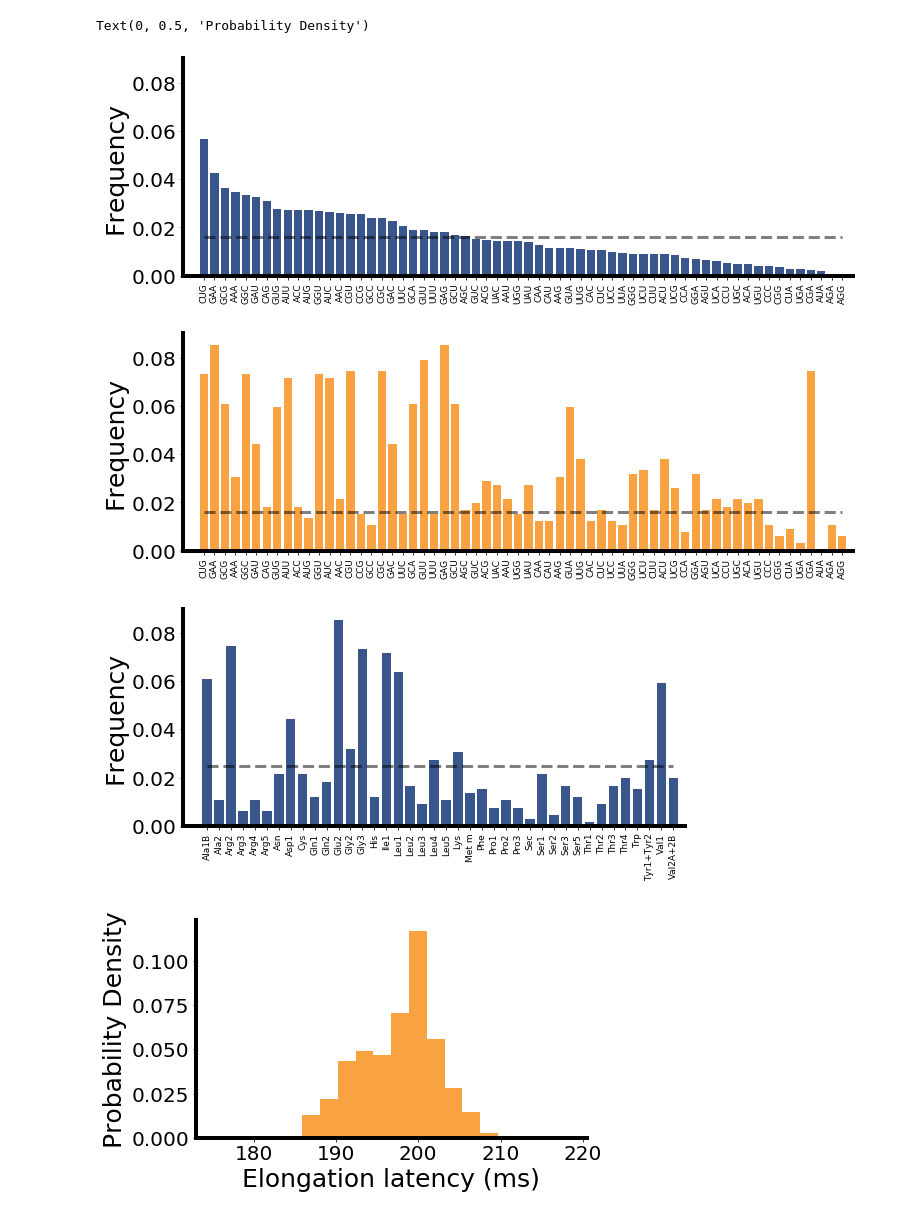
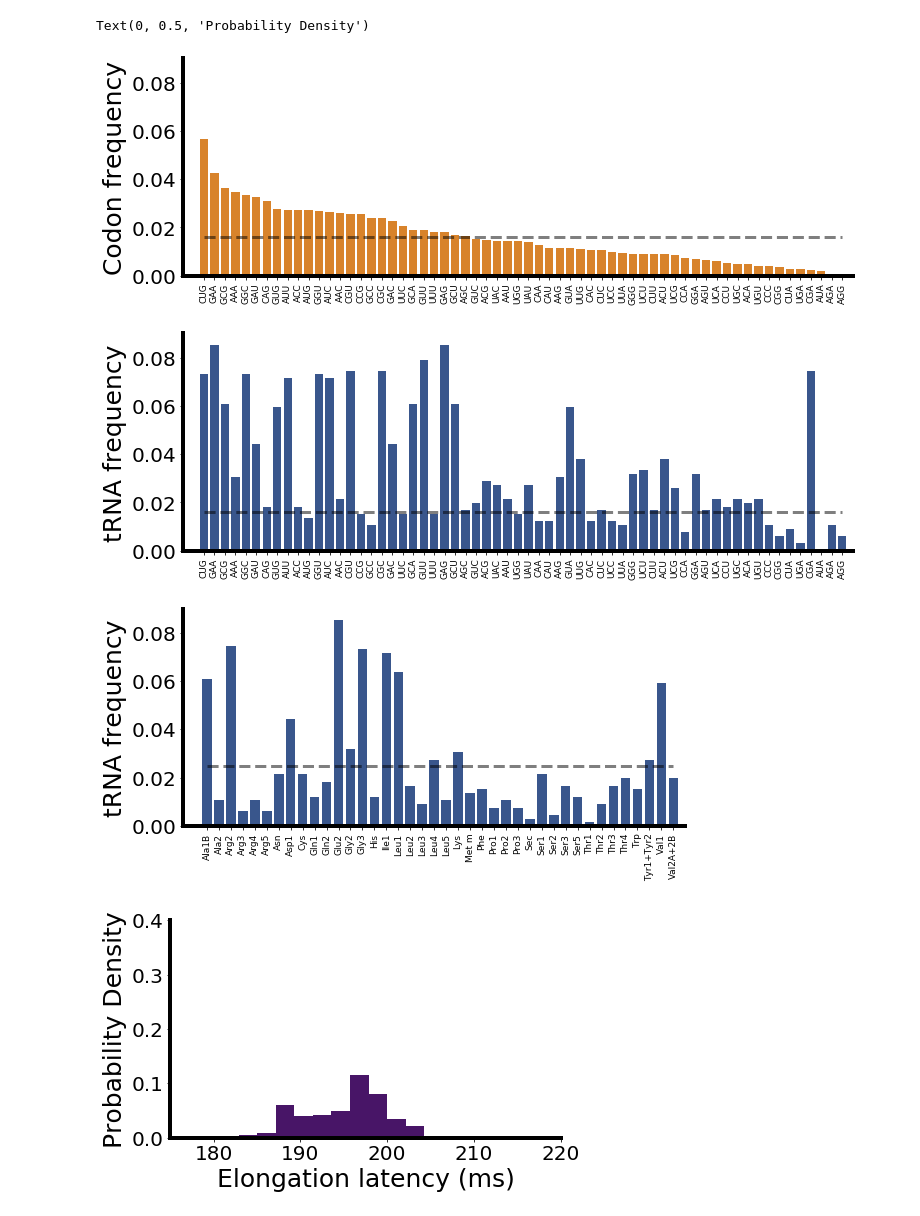
Before and after one commit to EndyLab/tRNACAD, a Jupyter notebook: tRNAVaryingIO.ipynb, the cells around one changed output. Cells and saved outputs as stored; diff of their text form; code cells hidden in the pictures.

```diff
--- a/tRNAVaryingIO.ipynb
+++ b/tRNAVaryingIO.ipynb
@@ -159,6 +139,36 @@ pCodon_transcriptome = [transcriptome_codon_dict[gene]/sum(transcriptome_codon_d
 
 tRNA_tags = ['Ala1B', 'Ala2', 'Arg2', 'Arg3', 'Arg4', 'Arg5', 'Asn', 'Asp1', 'Cys', 'Gln1', 'Gln2', 'Glu2', 'Gly2', 'Gly3', 'His', 'Ile1', 'Leu1', 'Leu2', 'Leu3', 'Leu4', 'Leu5', 'Lys', 'Met m', 'Phe', 'Pro1', 'Pro2', 'Pro3', 'Sec', 'Ser1', 'Ser2', 'Ser3', 'Ser5', 'Thr1', 'Thr2', 'Thr3', 'Thr4', 'Trp', 'Tyr1+Tyr2', 'Val1', 'Val2A+2B']
 codon_tags = ['GGG', 'GGA', 'GGU', 'GGC', 'GAG', 'GAA', 'GAU', 'GAC', 'GUG', 'GUA', 'GUU', 'GUC', 'GCG', 'GCA', 'GCU', 'GCC', 'AGG', 'AGA', 'AGU', 'AGC', 'AAG', 'AAA', 'AAU', 'AAC', 'AUG', 'AUA', 'AUU', 'AUC', 'ACG', 'ACA', 'ACU', 'ACC', 'UGG', 'UGA', 'UGU', 'UGC', 'UAU', 'UAC', 'UUG', 'UUA', 'UUU', 'UUC', 'UCG', 'UCA', 'UCU', 'UCC', 'CGG', 'CGA', 'CGU', 'CGC', 'CAG', 'CAA', 'CAU', 'CAC', 'CUG', 'CUA', 'CUU', 'CUC', 'CCG', 'CCA', 'CCU', 'CCC']
+
+
+##Compute the elongation latency of each gene weighted by transcript number
+pCodon_zeros= np.zeros(len(gr25_pCodon))
+codon_elongation_latency = list()
+for i in range(len(pCodon_zeros)):
+    pCodon_zeros= np.zeros(len(gr25_pCodon))
+    pCodon_zeros[i] = 1
+    codon_elongation_latency.append(computeElongationLatency(gr25_ptRNA,pCodon_zeros,ensmbl_latency_dict)[0][0])
+codon_elongt = dict(zip(codon_tags, codon_elongation_latency))
+gene_latency = compute_gene_elongt(codon_elongt)
+
+
+transcriptome = pd.read_csv('./data/tables/srep45303-s9.csv')
+transcriptome = transcriptome.head(4196)
+transcriptome_dict = dict(zip(transcriptome['gene_name'],transcriptome['baseMean']))
+transcriptome_codon_dict = dict(zip(codon_tags,np.zeros(62)))
+transcriptome_elongt = list()
+failed_counter = 0
+gene_map = get_gene_map()
+for gene in transcriptome_dict:
+    try:
+        for i in range(round(transcriptome_dict[gene])):
+            transcriptome_elongt.append(gene_latency[gene])
+            for codon in gene_map[gene]:
+                transcriptome_codon_dict[codon] += 1
+    except:
+        failed_counter+=1
+pCodon_transcriptome = [transcriptome_codon_dict[gene]/sum(transcriptome_codon_dict.values()) for gene in transcriptome_codon_dict]
+
 
 ptRNA_dict, pcodon_dict, codon_dict, codonLabels, pCodon, tRNA_dict = cognateDistrib(gr25_ptRNA,pCodon_transcriptome,extra2=True)
 
@@ -167,7 +177,7 @@ pCodon_sorted = pCodon[codon_sorted_indices]
 codon_sorted = codonLabels[codon_sorted_indices]
 
 fig,ax = plt.subplots(figsize=(12,4))
-ax.bar(np.arange(62),pCodon_sorted,color='#39568CFF',width=0.8)
+ax.bar(np.arange(62),pCodon_sorted,color='#d8832b',width=0.8)
 ax.plot(np.arange(62),[1/62]*62,color='black',linewidth=3,linestyle='dashed',alpha=0.5)
 plt.xticks(range(len(codon_tags)), codon_sorted,rotation='vertical')
 ax.set_xlim(-2,62)
@@ -176,7 +186,7 @@ tRNA_sorted = [codon_dict[codon] for codon in codon_sorted]
 ptRNA_sorted = [sum([ptRNA_dict[key] for key in tRNAs]) for tRNAs in tRNA_sorted]
 
 fig,ax1 = plt.subplots(figsize=(12,4))
-ax1.bar(np.arange(62),ptRNA_sorted,color='#F9a242ff',width=0.8)
+ax1.bar(np.arange(62),ptRNA_sorted,color='#39568CFF',width=0.8)
 ax1.plot(np.arange(62),[1/62]*62,color='black',linewidth=3,linestyle='dashed',alpha=0.5)
 plt.xticks(range(len(codon_tags)), codon_sorted,rotation='vertical')
 ax1.set_xlim(-2,62)
@@ -188,6 +198,10 @@ ax2.plot(np.arange(40),[1/40]*40,color='black',linewidth=3,linestyle='dashed',al
 plt.xticks(range(len(tRNA_tags)), tRNA_tags,rotation='vertical')
 ax2.set_xlim(-2,40)
 
+ax.set_ylabel('Codon frequency',fontsize=25)
+ax1.set_ylabel('tRNA frequency',fontsize=25)
+ax2.set_ylabel('tRNA frequency',fontsize=25)
+
 
 for ax in [ax,ax1,ax2]:
     ax.spines['left'].set_linewidth(4)
@@ -196,26 +210,17 @@ for ax in [ax,ax1,ax2]:
     ax.spines['right'].set_linewidth(0)
     ax.tick_params(axis='y', which='major', labelsize=20)
     ax.tick_params(axis='x', which='major', labelsize=9)
-    ax.set_ylabel('Frequency',fontsize=25)
     ax.set_ylim(0,0.09)
    # ax.set_yticks(np.arange(0,0.36,0.05))
 
 
 #Plot the elongation latency of each gene
-#pCodon_zeros= np.zeros(len(gr25_pCodon))
-#codon_elongation_latency = list()
-#for i in range(len(pCodon_zeros)):
-#    pCodon_zeros= np.zeros(len(gr25_pCodon))
-#    pCodon_zeros[i] = 1
-#    codon_elongation_latency.append(computeElongationLatency(gr25_ptRNA,pCodon_zeros,ensmbl_latency_dict)[0][0])
-#codon_elongt = dict(zip(codon_tags, codon_elongation_latency))
-#gene_latency = compute_gene_elongt(codon_elongt)
-
-
 fig,ax = plt.subplots(figsize=(7,4))
 
-hist=ax.hist(transcriptome_elongt,color='#F9a242ff',bins=20,density=True)
+hist=ax.hist(transcriptome_elongt,color='#481567FF',bins=20,density=True)
 print(np.average(transcriptome_elongt))
+ax.set_ylim(0,0.4)
+ax.set_xlim(175,220)
 
 ax.tick_params(axis='y', which='major', labelsize=20)
 ax.tick_params(axis='x', which='major', labelsize=20)
@@ -231,8 +241,8 @@ ax.set_ylabel('Probability Density',size=25)
 Text(0, 0.5, 'Probability Density')
-[figure, old version]
+[figure, new version]
-[figure, old version]
+[figure, new version]
-[figure, old version]
+[figure, new version]
-[figure, old version]
+[figure, new version]
 # %%
 #Uniform
 ptRNA_uniform = np.ones(len(gr25_ptRNA))/sum(np.ones(len(gr25_ptRNA)))
```
Also changed, not shown: parts of 4 cells of this notebook.
